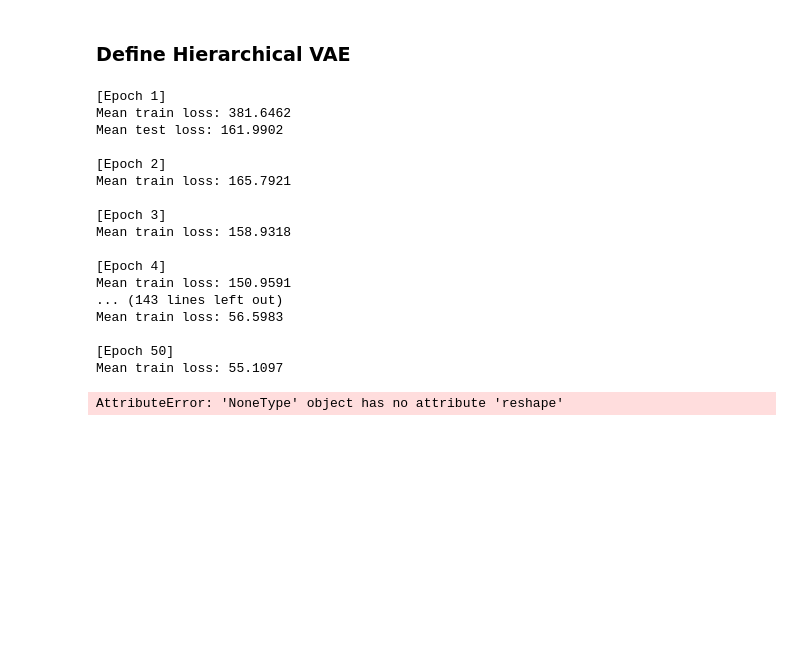
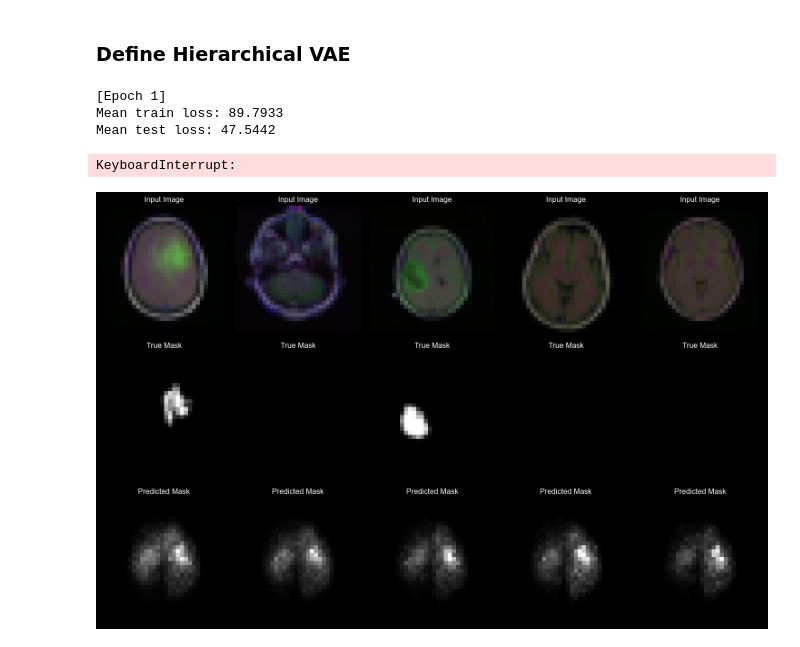
Before and after one commit to Kasper1616/Generative-Brain-MRI-Segmentation, a Jupyter notebook: BrainSeg.ipynb, the cells around one changed output. Drawn from its saved outputs; the diff is of its cells as text; code cells hidden in the pictures; blank space fills up the shorter version.

```diff
--- a/BrainSeg.ipynb
+++ b/BrainSeg.ipynb
@@ -31,7 +31,7 @@ plt.style.use("dark_background")
 
 # --- Define Parameters ---
 BATCH_SIZE = 64
-IMG_SIZE = 64
+IMG_SIZE = 32
 NUM_WORKERS = 0
 # %%
 # --- LOAD DATA ---
@@ -316,15 +318,14 @@ class HierarchicalVAE(PyroModule):
             )
         self.posteriors = nn.ModuleList(list(reversed(self.posteriors)))
 
-    def model(self, x, y):
+    def model(self, x, y=None):
         pyro.module("hier_vae", self)
         batch_size = x.size(0)
         with pyro.plate("data", batch_size):
             zs = []
+
             # Top-level prior
             zL_dim = self.latent_dims[-1]
-
-
             zL = pyro.sample("z_3", dist.Normal(
                     torch.zeros(zL_dim, device=device),
                     torch.ones(zL_dim, device=device)
@@ -337,29 +338,32 @@ class HierarchicalVAE(PyroModule):
                 h = torch.cat(zs, dim=-1)
                 mu_logvar = self.priors[i](h)
                 mu, logvar = mu_logvar.chunk(2, dim=-1)
-                sigma = (0.5 * logvar).exp()
+                sigma = logvar.exp()
                 z = pyro.sample(f"z_{i+1}", dist.Normal(mu, sigma).to_event(1))
                 zs.insert(0, z)
 
             # Decode from z1
-            out = self.decoder(zs[0])
+            yhat = self.decoder(zs[0])
+
+            # Define target
+            target = None if y is None else y.reshape(-1, self.output_dim)
 
             pyro.sample("obs",
-                        dist.Bernoulli(out, validate_args=False).to_event(1),
-                        obs=y.reshape(-1, self.output_dim),)
-            return out
+                        dist.Bernoulli(yhat, validate_args=False).to_event(1),
+                        obs=target,)
+            return yhat
 
-    def guide(self, x, y):
+    def guide(self, x, y=None):
         pyro.module("hier_vae", self)
         batch_size = x.size(0)
-        # Flatten input x from (batch, 3, IMG_SIZE, IMG_SIZE) to (batch, input_dim)
-        x_flat = x.view(batch_size, -1)
-        # Bottom-up deterministic features
-        h0 = self.bottomup(x_flat)
-        features = [enc(h0) for enc in self.enc_features]
-
         zs = {}
         with pyro.plate("data", batch_size):
+            # Flatten input x from (3, IMG_SIZE, IMG_SIZE) to (input_dim)
+            x_flat = x.view(batch_size, -1)
+            # Bottom-up deterministic features
+            h0 = self.bottomup(x_flat)
+            features = [enc(h0) for enc in self.enc_features]
+
             # Top-down posterior q(z_L | x)
             L = len(self.latent_dims)
             i = L - 1
@@ -380,6 +384,7 @@ class HierarchicalVAE(PyroModule):
                 sigma = (0.5 * logvar).exp()
                 z = pyro.sample(f"z_{i+1}", dist.Normal(mu, sigma).to_event(1))
                 zs[i] = z
+
         return zs
 # %%
 def train(svi, train_loader):
@@ -418,14 +422,14 @@ def evaluate(svi, test_loader, use_cuda=False):
     return total_epoch_loss_test
 # %%
 # --- Training the VAE ---
-num_epochs = 50
-test_frequency = 5
+num_epochs = 5
+test_frequency = 10
 lr = 1e-3
 
 def run_model(num_epochs=num_epochs, test_frequency=test_frequency, lr=lr):
     pyro.clear_param_store()  # clear everything before instantiation
     #vae = VAE(z_dim=64, hidden_dim=248, input_dim=IMG_SIZE*IMG_SIZE*3)
-    vae = HierarchicalVAE(input_dim=IMG_SIZE*IMG_SIZE*3, hidden_dim=400, latent_dims=[32, 16, 8])
+    vae = HierarchicalVAE(input_dim=IMG_SIZE*IMG_SIZE*3, hidden_dim=800, latent_dims=[128, 64, 32])
     vae.to(device)
 
     # setup the optimizer
@@ -453,54 +457,41 @@ def run_model(num_epochs=num_epochs, test_frequency=test_frequency, lr=lr):
 vae = run_model(num_epochs=num_epochs, test_frequency=test_frequency, lr=lr)
 # %% [output]
 [Epoch 1]
-Mean train loss: 381.6462
-Mean test loss: 161.9902
-
-[Epoch 2]
-Mean train loss: 165.7921
-
-[Epoch 3]
-Mean train loss: 158.9318
-
-[Epoch 4]
-Mean train loss: 150.9591
-... (143 lines left out)
-Mean train loss: 56.5983
-
-[Epoch 50]
-Mean train loss: 55.1097
+Mean train loss: 89.7933
+Mean test loss: 47.5442
+KeyboardInterrupt:
 # %%
 def visualize_predictions(model, loader, num_images=5):
     model.eval()
     images, true_masks = next(iter(loader))
     images = images.to(device)
     true_masks = true_masks.to(device)
     with torch.no_grad():
         # Get model predictions and reshape to the mask dimensions
-        pred = model.model(images, true_masks)
+        pred = model.model(images, None)
     # Reshape predictions to match the true mask shape
     pred = pred.reshape(true_masks.size()).cpu().numpy()
     true_masks = true_masks.cpu().numpy()
     images = images.cpu().numpy()
 
     fig, axes = plt.subplots(3, num_images, figsize=(15, 10))
     for i in range(num_images):
          # Show input image
          axes[0, i].imshow(images[i].transpose(1, 2, 0))
          axes[0, i].set_title("Input Image")
          axes[0, i].axis("off")
          # Show true mask (using grayscale for clarity)
          axes[1, i].imshow(true_masks[i].transpose(1, 2, 0), cmap='gray')
          axes[1, i].set_title("True Mask")
          axes[1, i].axis("off")
          # Show predicted mask (using grayscale for clarity)
          axes[2, i].imshow(pred[i].transpose(1, 2, 0), cmap='gray')
          axes[2, i].set_title("Predicted Mask")
          axes[2, i].axis("off")
     plt.tight_layout()
     plt.show()
 
 
 visualize_predictions(vae, test_loader)
 # %% [output]
-AttributeError: 'NoneType' object has no attribute 'reshape'
+[figure, added]
```
Also changed, not shown: parts of 4 cells of this notebook.
